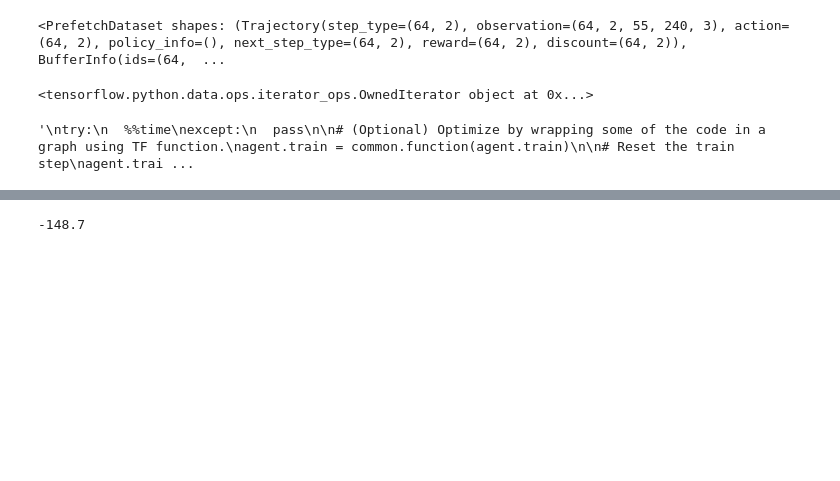
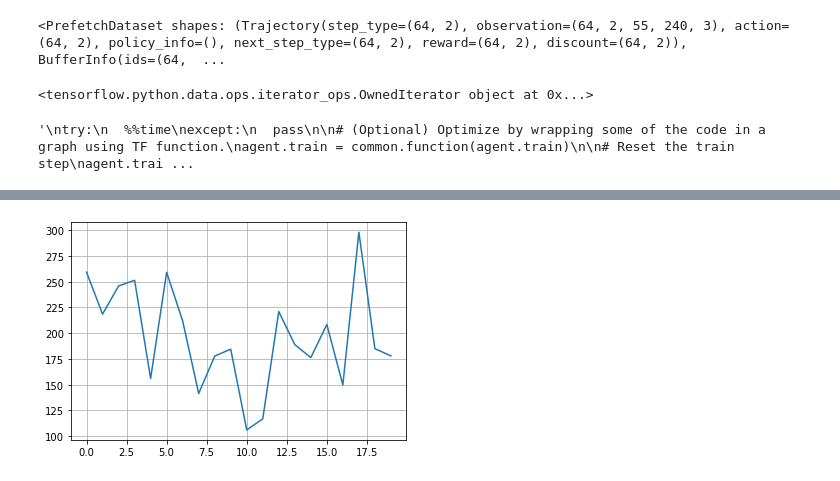
Before and after one commit to vishnudevk/javascript-racer, a Jupyter notebook: main.ipynb, the cells around one changed output, grey strips where cells are left out. Drawn from its saved outputs; the diff is of its cells as text; code cells hidden in the pictures; blank space fills up the shorter version.

```diff
--- a/main.ipynb
+++ b/main.ipynb
@@ -61,5 +62,5 @@ env = tf_py_environment.TFPyEnvironment(env)
 # %%
-num_iterations = 20 # @param {type:"integer"}
+num_iterations = 40 # @param {type:"integer"}
 
 initial_collect_steps = 500  # @param {type:"integer"}
 collect_steps_per_iteration = 1  # @param {type:"integer"}
@@ -69,18 +70,20 @@ batch_size = 64  # @param {type:"integer"}
 learning_rate = 1e-8  # @param {type:"number"}
 log_interval = 10  # @param {type:"integer"}
 
-num_eval_episodes = 10  # @param {type:"integer"}
+num_eval_episodes = 2  # @param {type:"integer"}
 eval_interval = 1000  # @param {type:"integer"}
 # %%
 #fc_layer_params = (200,)
-fc_layer_params = [100,50] #(150,75)
+#fc_layer_params = [100,50] #(150,75)
+fc_layer_params = [100,10] #(150,75)
 
 ##q_net = q_network.QNetwork(
 #    env.observation_spec(),
 #    env.action_spec(),
 #    fc_layer_params=fc_layer_params)
 
-conv_layer_params = [( 16 , ( 3 , 3 ), 1 ), ( 16 , ( 3 , 3 ), 1 )]
+#conv_layer_params = [( 16 , ( 3 , 3 ), 1 ), ( 16 , ( 3 , 3 ), 1 )]
+conv_layer_params = [( 16 , ( 3 , 3 ), 1 )]
 
 q_net = q_network.QNetwork(
     env.observation_spec(),
@@ -258,7 +279,7 @@ agent.train_step_counter.assign(0)
 avg_return = 0
 #avg_return = compute_avg_return(eval_env, agent.policy, num_eval_episodes)
 returns = [avg_return]
-
+train_loss_arr = []
 
 for _ in range(num_iterations):
 
@@ -270,8 +291,8 @@ for _ in range(num_iterations):
   # Sample a batch of data from the buffer and update the agent's network.
   experience, unused_info = next(iterator)
   train_loss = agent.train(experience).loss
-  print("Agent trained in %s seconds" % (time.time() - start_time))
-
+  #print("Agent trained in %s seconds" % (time.time() - start_time))
+  train_loss_arr.append(train_loss)
   step = agent.train_step_counter.numpy()
 
   if step % log_interval == 0:
@@ -281,4 +302,5 @@ for _ in range(num_iterations):
     avg_return = compute_avg_return(env, agent.policy, num_eval_episodes)
     print('step = {0}: Average Return = {1}'.format(step, avg_return))
     returns.append(avg_return)
+#time_step = environment.reset()
 # %% [output]
@@ -295,6 +325,4 @@ step = 100: loss = 29.433324813842773
 # %%
-avg_return = compute_avg_return(env, agent.collect_policy, num_eval_episodes)
+#avg_return = compute_avg_return(env, agent.collect_policy, num_eval_episodes)
 
-avg_return
+#avg_return
-# %% [output]
--148.7
@@ -300,0 +333,10 @@ avg_return
+# %%
+import matplotlib.pyplot as plt
+import numpy as np
+
+
+plt.plot(train_loss_arr)
+plt.grid(True)
+plt.show()
+# %% [output]
+[figure, added]
```
Also changed, not shown: parts of 5 cells of this notebook, 1 other file.
